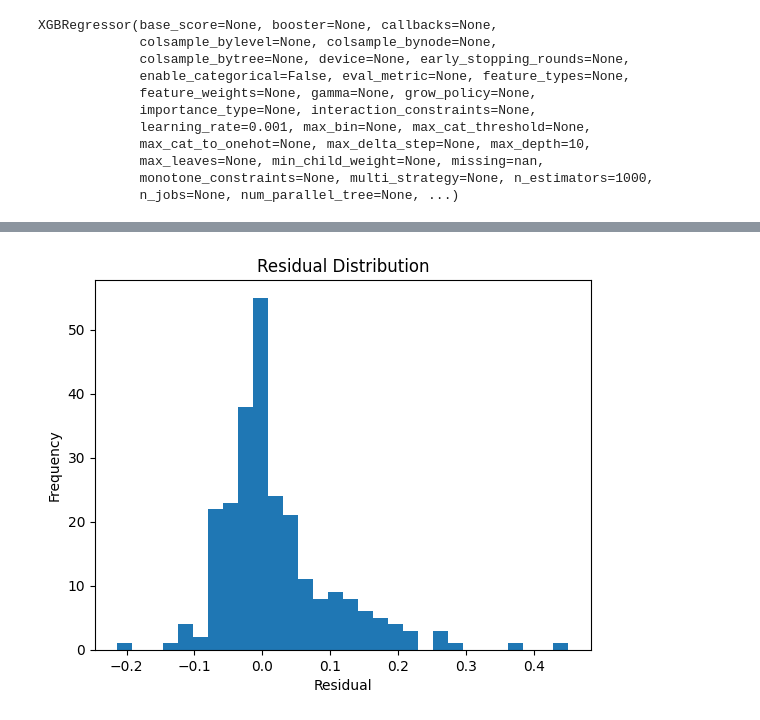
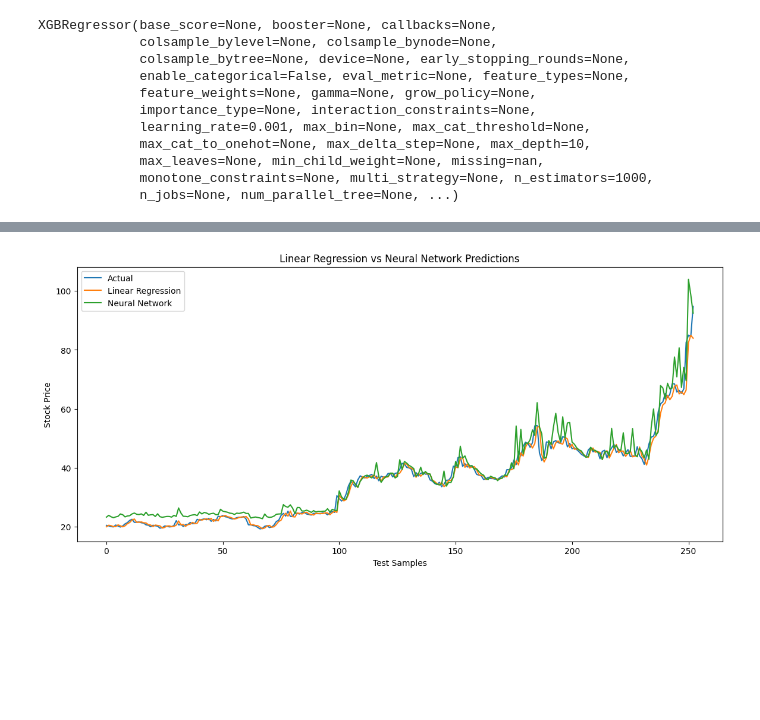
Before and after one commit to monay797/intel-daily-stock-price-prediction, a Jupyter notebook: notebooks/training-models.ipynb, the cells around one changed output, grey strips where cells are left out. Drawn from its saved outputs; the diff is of its cells as text; code cells hidden in the pictures; blank space fills up the shorter version.

Commit message:
Linear Regression model selected and cross validation

```diff
--- a/notebooks/training-models.ipynb
+++ b/notebooks/training-models.ipynb
@@ -84,6 +84,6 @@ R² Score: -0.34735716908153735
 # %%
 from sklearn.svm import SVR
 
-svr_model = SVR(kernel="rbf", C=100, gamma=0.1, epsilon=0.01)
+svr_model = SVR(kernel="rbf", C=1000, gamma=0.1, epsilon=0.001)
 svr_model.fit(X_train_scaled, y_train)
 # %% [output]
@@ -240,7 +223,7 @@ import tensorflow as tf
 from tensorflow.keras.optimizers import Adam
 
 nn_model_lr = tf.keras.Sequential([
-    tf.keras.Input(shape=(8,)),
+    tf.keras.Input(shape=(7,)),
     tf.keras.layers.Dense(32, activation='relu'),
     tf.keras.layers.Dense(16, activation='relu'),
     tf.keras.layers.Dense(1)
@@ -267,14 +250,27 @@ nn_pred = nn_model_lr.predict(X_test_scaled).flatten()
 # %%
 import matplotlib.pyplot as plt
 
-residuals = y_test - nn_pred
+# Plot
+plt.figure(figsize=(14,6))
 
-plt.hist(residuals, bins=30)
+# Actual values
+plt.plot(y_test.values, label='Actual')
 
-plt.title("Residual Distribution")
-plt.xlabel("Residual")
-plt.ylabel("Frequency")
+# Linear Regression predictions
+plt.plot(lr_pred, label='Linear Regression')
 
+# Neural Network predictions
+plt.plot(nn_pred, label='Neural Network')
+
+# Labels and title
+plt.title('Linear Regression vs Neural Network Predictions')
+plt.xlabel('Test Samples')
+plt.ylabel('Stock Price')
+
+# Legend
+plt.legend()
+
+# Show plot
 plt.show()
 # %% [output]
-[figure, old version]
+[figure, new version]
```
Also changed, not shown: parts of 15 cells of this notebook.
